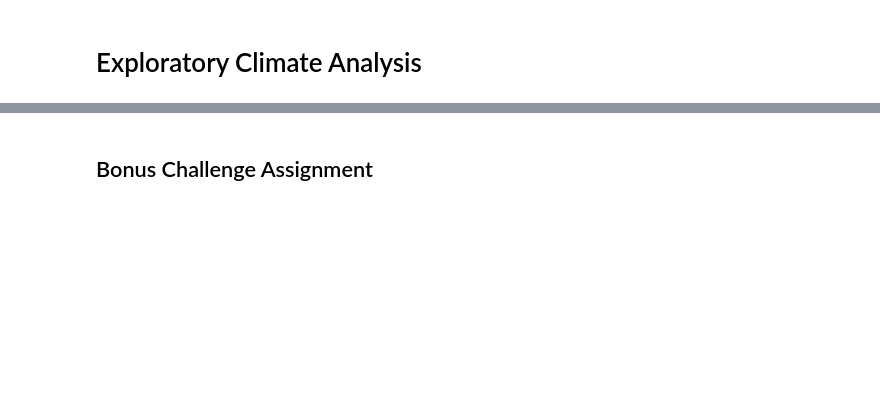
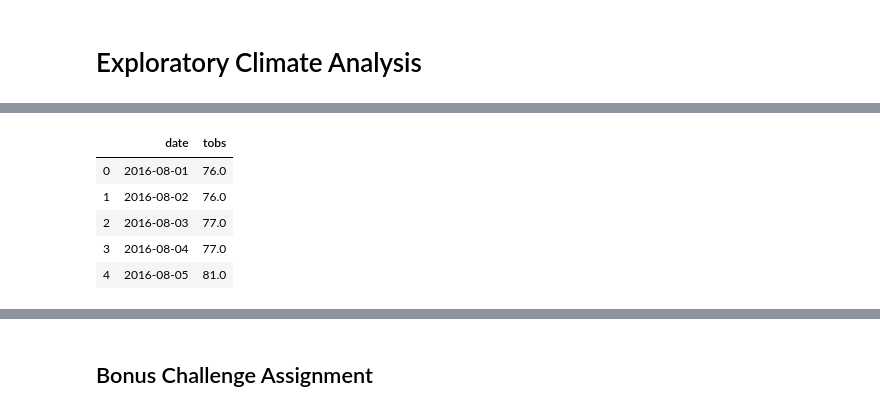
Before and after one commit to sigkarmoil/sqlalchemy-challenge, a Jupyter notebook: climate_starter.ipynb, the cells around one changed output, grey strips where cells are left out. Saved outputs shown, nothing was run; the diff lists cells and outputs as text; code cells hidden in the pictures; blank space fills up the shorter version.

```diff
--- a/climate_starter.ipynb
+++ b/climate_starter.ipynb
@@ -93,3 +188,18 @@ ins_measure =
 # %%
 # Choose the station with the highest number of temperature observations.
 # Query the last 12 months of temperature observation data for this station and plot the results as a histogram
+
+active_count = session.query(Measurement.date, Measurement.tobs).\
+                filter(Measurement.station == most_active_station).\
+                filter(Measurement.date > '2016-07-31' ).all()
+
+#session.query(Measurement.date, Measurement.prcp).filter(Measurement.date > '2016-07-31') .all()
+most_active_df = pd.DataFrame(active_count)
+most_active_df.head()
+# %% [output]
+|  | date | tobs |
+| 0 | 2016-08-01 | 76.0 |
+| 1 | 2016-08-02 | 76.0 |
+| 2 | 2016-08-03 | 77.0 |
+| 3 | 2016-08-04 | 77.0 |
+| 4 | 2016-08-05 | 81.0 |
```
Also changed, not shown: parts of 13 cells of this notebook.
